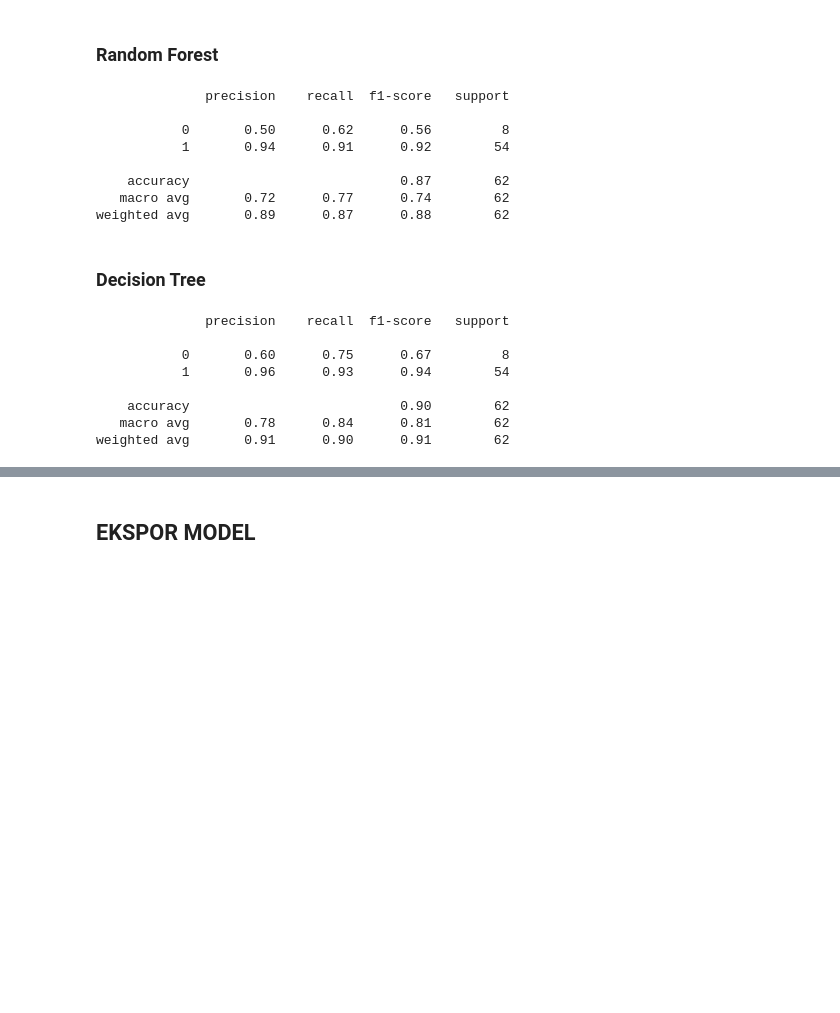
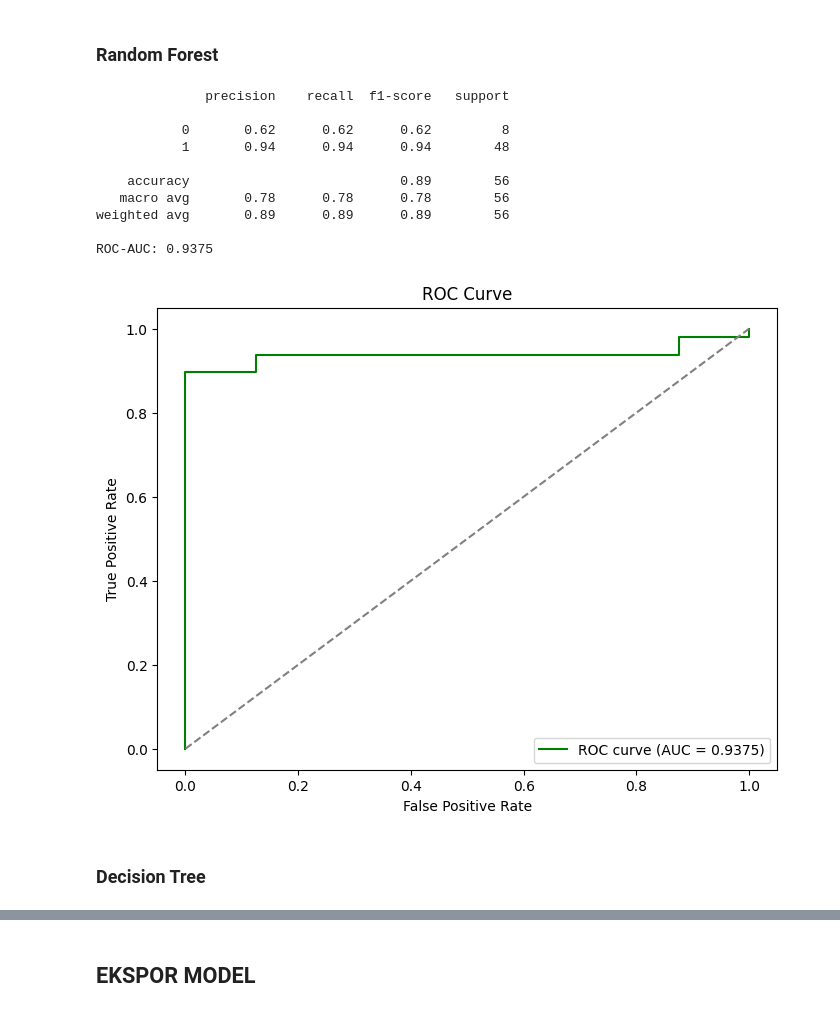
Before and after one commit to Hajranazbytama/tsdn24, a Jupyter notebook: Model_Prediction/cancer.ipynb, the cells around one changed output, grey strips where cells are left out. Cells and saved outputs as stored; diff of their text form; code cells hidden in the pictures; blank space fills up the shorter version.

```diff
--- a/Model_Prediction/cancer.ipynb
+++ b/Model_Prediction/cancer.ipynb
@@ -352,37 +382,51 @@ weighted avg       0.86      0.85      0.86        62
 # %% [markdown]
 ### Random Forest
-# %%
-from sklearn.ensemble import RandomForestClassifier
-rf = RandomForestClassifier(n_estimators=100)
-rf.fit(X_train_resampled, y_train_resampled)
-rf_pred = rf.predict(X_test)
-print(classification_report(y_test, rf_pred))
-# %% [output]
-              precision    recall  f1-score   support
-
-           0       0.50      0.62      0.56         8
-           1       0.94      0.91      0.92        54
-
-    accuracy                           0.87        62
-   macro avg       0.72      0.77      0.74        62
-weighted avg       0.89      0.87      0.88        62
+# %%
+from sklearn.ensemble import RandomForestClassifier
+from sklearn.metrics import classification_report, roc_auc_score, roc_curve
+import matplotlib.pyplot as plt
+# Set seed untuk konsistensi hasil
+seed_value = 42
+np.random.seed(seed_value)
+
+# Initialize the RandomForest classifier
+rf = RandomForestClassifier(n_estimators=100)
+
+# Fit the model using resampled data
+rf.fit(X_train_resampled, y_train_resampled)
+
+# Make predictions
+rf_pred = rf.predict(X_test)
+rf_pred_proba = rf.predict_proba(X_test)[:, 1]  # Probabilitas kelas positif
+
+# Print classification report
+print(classification_report(y_test, rf_pred))
+
+# Calculate and print ROC-AUC score
+roc_auc = roc_auc_score(y_test, rf_pred_proba)
+print(f'ROC-AUC: {roc_auc:.4f}')
+
+# Plot ROC curve
+fpr, tpr, _ = roc_curve(y_test, rf_pred_proba)
+plt.figure(figsize=(8, 6))
+plt.plot(fpr, tpr, color='green', label=f'ROC curve (AUC = {roc_auc:.4f})')
+plt.plot([0, 1], [0, 1], color='gray', linestyle='--')
+plt.xlabel('False Positive Rate')
+plt.ylabel('True Positive Rate')
+plt.title('ROC Curve')
+plt.legend(loc='lower right')
+plt.show()
+# %% [output]
+              precision    recall  f1-score   support
+
+           0       0.62      0.62      0.62         8
+           1       0.94      0.94      0.94        48
+
+    accuracy                           0.89        56
+   macro avg       0.78      0.78      0.78        56
+weighted avg       0.89      0.89      0.89        56
+
+ROC-AUC: 0.9375
+[figure, added]
 # %% [markdown]
 ### Decision Tree
-# %%
-# Membuat model Decision Tree untuk klasifikasi
-dt_clf = DecisionTreeClassifier(random_state=42)
-# Melatih model
-dt_clf.fit(X_train_resampled, y_train_resampled)
-# Melakukan prediksi
-y_pred = dt_clf.predict(X_test)
-# Menampilkan laporan klasifikasi
-print(classification_report(y_test, y_pred))
-# %% [output]
-              precision    recall  f1-score   support
-
-           0       0.60      0.75      0.67         8
-           1       0.96      0.93      0.94        54
-
-    accuracy                           0.90        62
-   macro avg       0.78      0.84      0.81        62
-weighted avg       0.91      0.90      0.91        62
```
Also changed, not shown: parts of 17 cells of this notebook, 5 other files.
